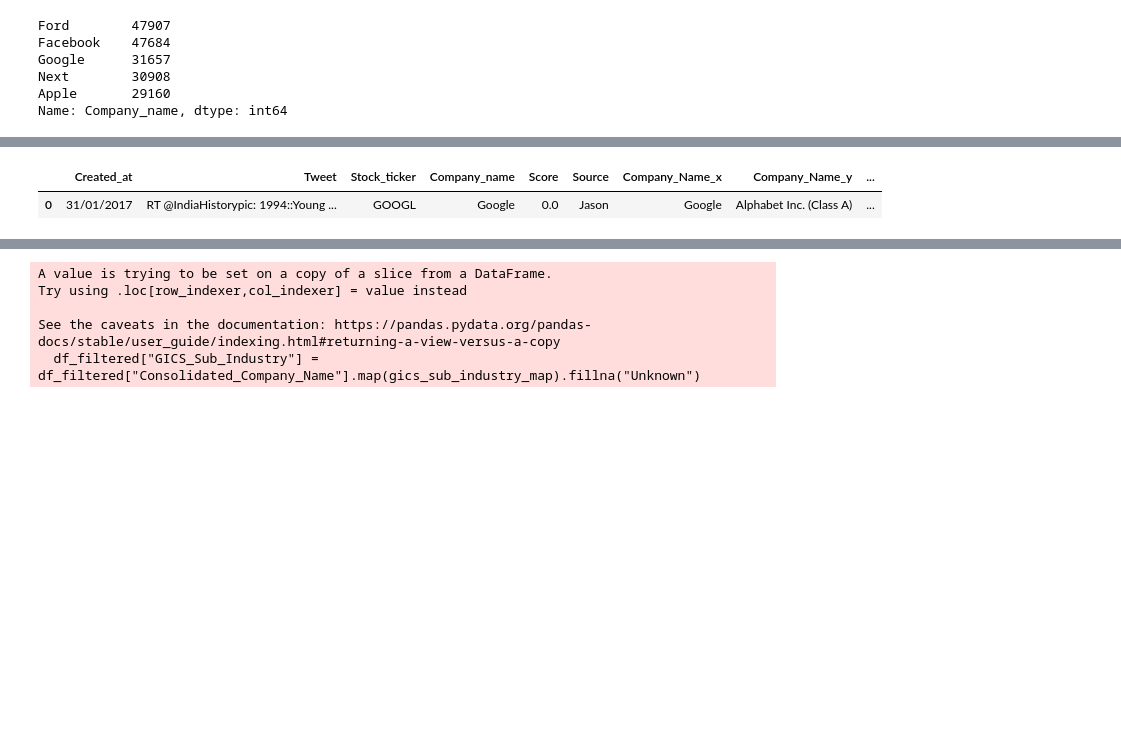
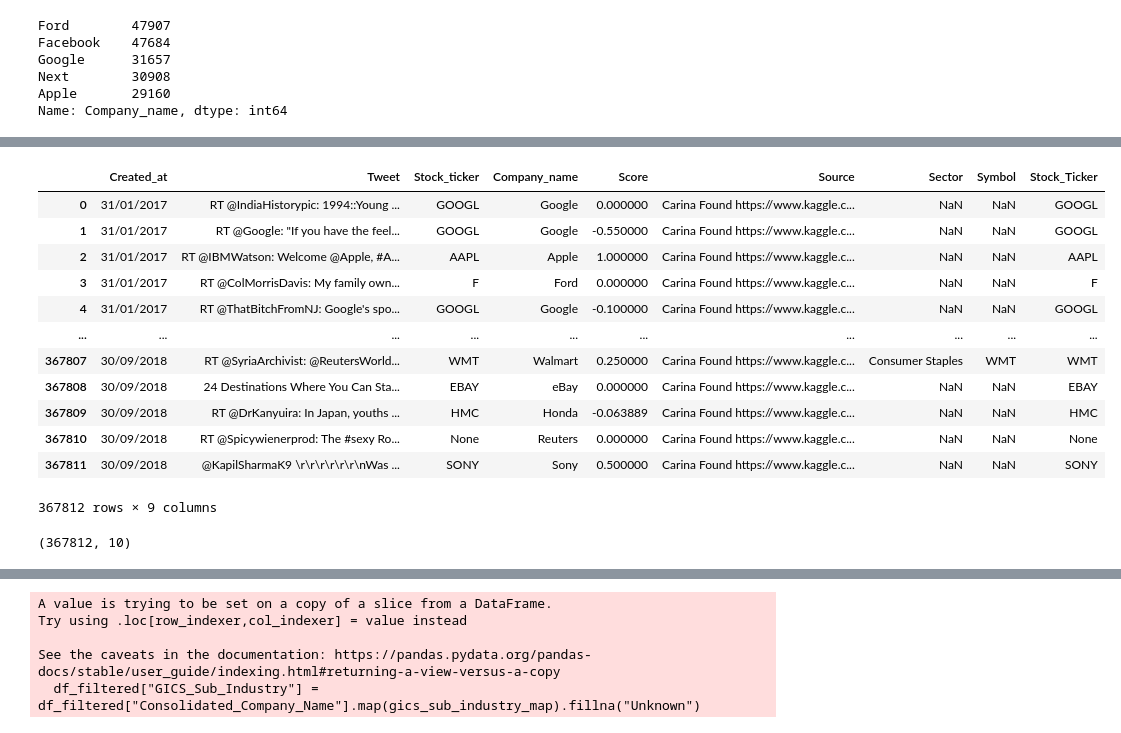
Before and after one commit to gderiddershanghai/DVA_Team_173, a Jupyter notebook: notebooks/ginger/merging_all_datasets.ipynb, the cells around one changed output, grey strips where cells are left out. Drawn from its saved outputs; the diff is of its cells as text; code cells hidden in the pictures; blank space fills up the shorter version.

```diff
--- a/notebooks/ginger/merging_all_datasets.ipynb
+++ b/notebooks/ginger/merging_all_datasets.ipynb
@@ -91,0 +102,5 @@ jason_df['Company_Name'] = jason_df['Company_name']
+# %%
+jason_df['Source'] = 'Carina Found https://www.kaggle.com/datasets/thedevastator/tweet-sentiment-s-impact-on-stock-returns'
+# %%
+# make sure we have somewhere to join on
+stock_dic_df['Company_name'] = stock_dic_df['Name']
@@ -92,2 +116,2 @@ jason_df['Company_Name'] = jason_df['Company_name']
 # %%
-jason_df.merge(stock_dic_df, on="Company_Name", how="left" )
+jason_df_merged = jason_df.merge(stock_dic_df[["Company_name", 'Sector', 'Symbol']], on="Company_name", how="left" )
@@ -230,8 +234,21 @@ jason_df['Stock_ticker'] = jason_df['Company_Name'].map(tickers)
-# %%
-jason_df.head(1)
-# %% [output]
-|  | Created_at | Tweet | Stock_ticker | Company_name | Score | Source | Company_Name_x | Company_Name_y | ... |
-| 0 | 31/01/2017 | RT @IndiaHistorypic: 1994::Young ... | GOOGL | Google | 0.0 | Jason | Google | Alphabet Inc. (Class A) | ... |
+# %%
+jason_df_merged['Stock_ticker'] = jason_df_merged['Company_name'].map(tickers)
+# %%
+jason_df_merged
+# %% [output]
+|  | Created_at | Tweet | Stock_ticker | Company_name | Score | Source | Sector | Symbol | Stock_Ticker |
+| 0 | 31/01/2017 | RT @IndiaHistorypic: 1994::Young ... | GOOGL | Google | 0.000000 | Carina Found https://www.kaggle.c... | NaN | NaN | GOOGL |
+| 1 | 31/01/2017 | RT @Google: "If you have the feel... | GOOGL | Google | -0.550000 | Carina Found https://www.kaggle.c... | NaN | NaN | GOOGL |
+| 2 | 31/01/2017 | RT @IBMWatson: Welcome @Apple, #A... | AAPL | Apple | 1.000000 | Carina Found https://www.kaggle.c... | NaN | NaN | AAPL |
+| 3 | 31/01/2017 | RT @ColMorrisDavis: My family own... | F | Ford | 0.000000 | Carina Found https://www.kaggle.c... | NaN | NaN | F |
+| 4 | 31/01/2017 | RT @ThatBitchFromNJ: Google's spo... | GOOGL | Google | -0.100000 | Carina Found https://www.kaggle.c... | NaN | NaN | GOOGL |
+| ... | ... | ... | ... | ... | ... | ... | ... | ... | ... |
+| 367807 | 30/09/2018 | RT @SyriaArchivist: @ReutersWorld... | WMT | Walmart | 0.250000 | Carina Found https://www.kaggle.c... | Consumer Staples | WMT | WMT |
+| 367808 | 30/09/2018 | 24 Destinations Where You Can Sta... | EBAY | eBay | 0.000000 | Carina Found https://www.kaggle.c... | NaN | NaN | EBAY |
+| 367809 | 30/09/2018 | RT @DrKanyuira: In Japan, youths ... | HMC | Honda | -0.063889 | Carina Found https://www.kaggle.c... | NaN | NaN | HMC |
+| 367810 | 30/09/2018 | RT @Spicywienerprod: The #sexy Ro... | None | Reuters | 0.000000 | Carina Found https://www.kaggle.c... | NaN | NaN | None |
+| 367811 | 30/09/2018 | @KapilSharmaK9 \r\r\r\r\r\r\nWas ... | SONY | Sony | 0.500000 | Carina Found https://www.kaggle.c... | NaN | NaN | SONY |
+367812 rows × 9 columns
 # %%
 sp500_tickers = [
     'T', 'ADBE', 'AMZN', 'AXP', 'AAPL', 'BAC', 'BA', 'CVS', 'CAH', 'CVX',
@@ -239,4 +256,8 @@ sp500_tickers = [
     'F', 'GE', 'GS', 'GOOGL', 'GOOG', 'HD', 'IBM', 'INTC', 'JPM', 'KR',
     'MA', 'MCD', 'MSFT', 'MS', 'NFLX', 'NKE', 'ORCL', 'PG', 'PYPL', 'PEP',
     'PFE', 'SBUX', 'TMUS', 'UPS', 'VZ', 'V', 'WMT', 'WFC', 'CRM']
+# %%
+jason_df_merged.shape
+# %% [output]
+(367812, 10)
 # %%
```
Also changed, not shown: parts of 100 cells of this notebook, 2 other files.
